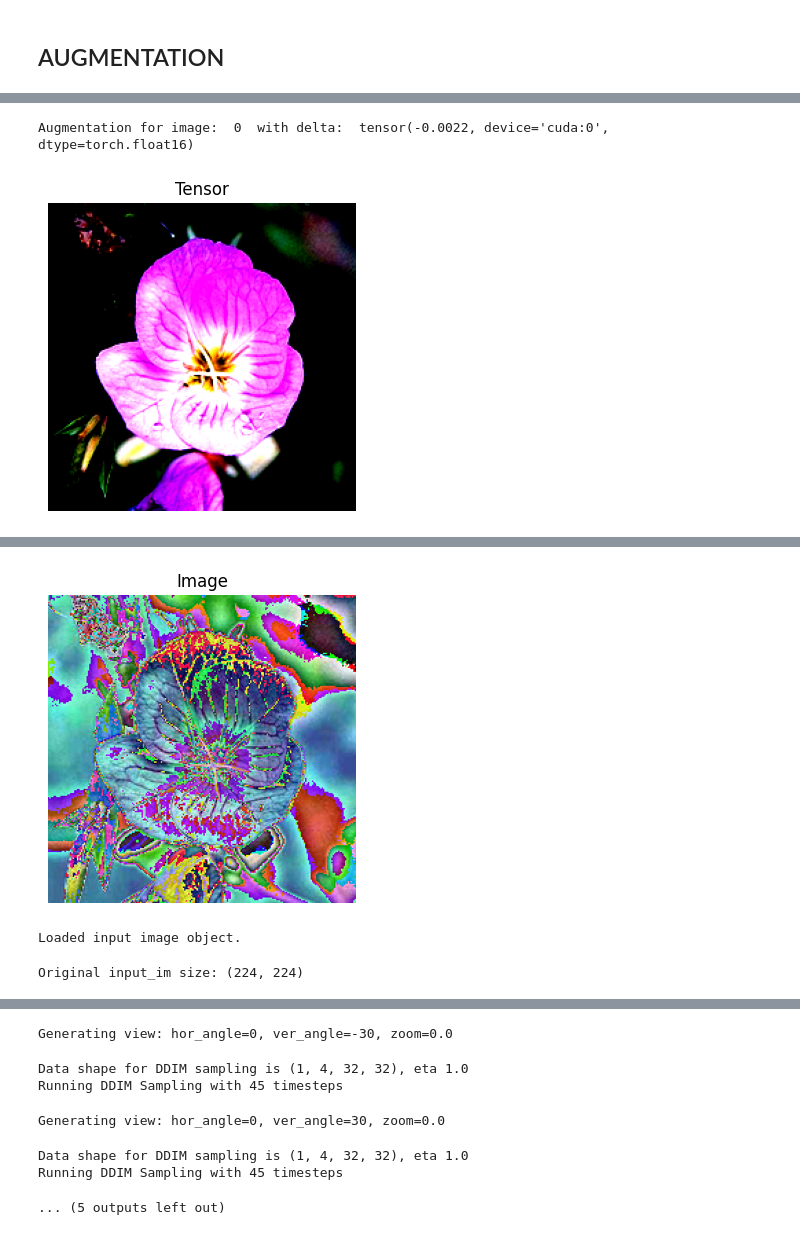
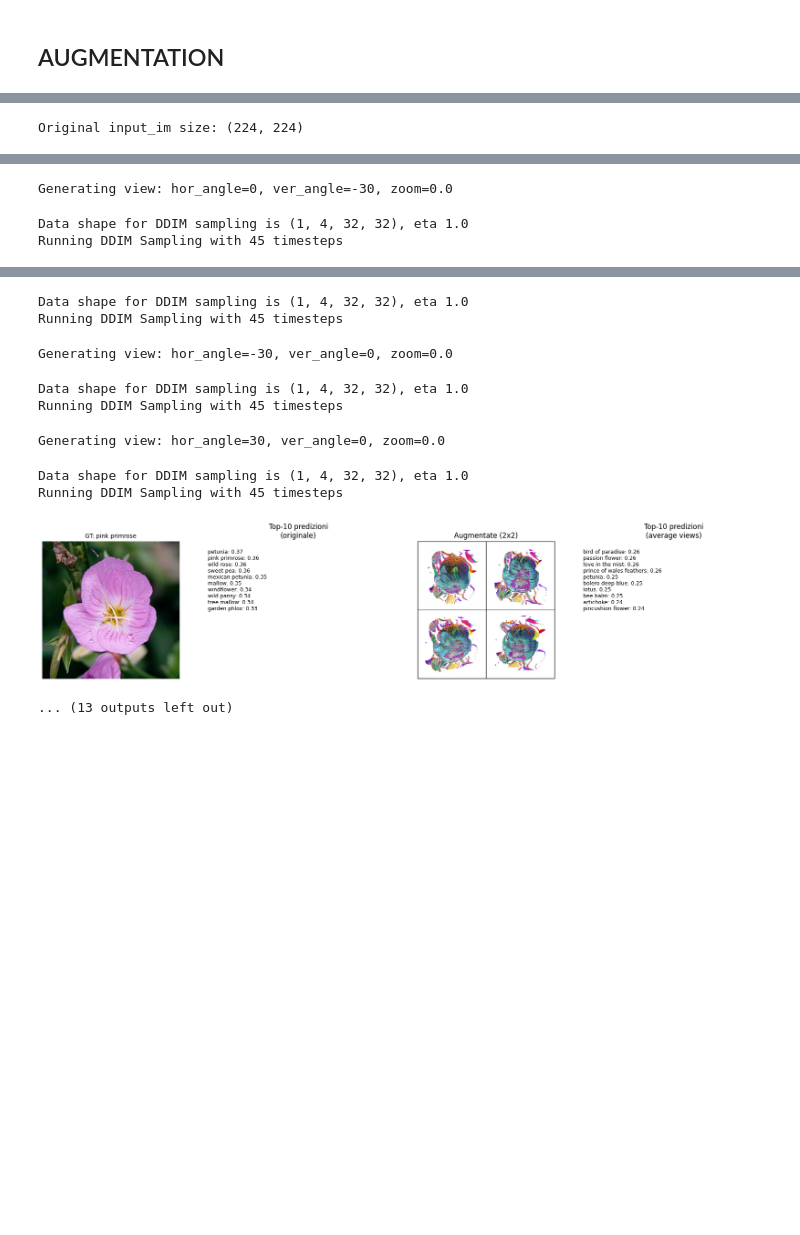
Before and after one commit to matteogrisenti/CLIP-zero-shot, a Jupyter notebook: main.ipynb, the cells around one changed output, grey strips where cells are left out. Saved outputs shown, nothing was run; the diff lists cells and outputs as text; code cells hidden in the pictures; blank space fills up the shorter version.

```diff
--- a/main.ipynb
+++ b/main.ipynb
@@ -691,7 +796,7 @@ base_test_dataset, novel_test_dataset = split_data(test_dataset)
 
 generated_prompts = load_prompts()
 # %%
-base_accuracy = prompts_images_augmentation(model=model, dataset=base_test_dataset, batch_size=128, device=device, label="🧠 Evaluation on Base Classes")
+base_accuracy = test_prompts_images_augmentation(model=model, preprocess_clip=preprocess_clip, dataset=base_test_dataset, device=device, label="🧠 Evaluation on Base Classes")
 # novel_accuracy = eval_only_prompts(model=model, dataset=novel_test_dataset, prompt_dict=generated_prompts, batch_size=128, device=device, label="🧠 Zero-shot evaluation on Novel Classes")
 
 print()
@@ -702,2 +807 @@ WARNING:matplotlib.image:Clipping input data to the valid range for imshow with
-Augmentation for image:  0  with delta:  tensor(-0.0022, device='cuda:0', dtype=torch.float16)
+Original input_im size: (224, 224)
-[figure, old version]
@@ -705,3 +809,3 @@ Augmentation for image:  0  with delta:  tensor(-0.0022, device='cuda:0', dtype=
-[figure, removed]
-Loaded input image object.
+Generating view: hor_angle=0, ver_angle=-30, zoom=0.0
-Original input_im size: (224, 224)
+Data shape for DDIM sampling is (1, 4, 32, 32), eta 1.0
+Running DDIM Sampling with 45 timesteps
@@ -709,7 +813,10 @@ Infer foreground mask (preprocess_image) took 0.620s.
-Generating view: hor_angle=0, ver_angle=-30, zoom=0.0
+Data shape for DDIM sampling is (1, 4, 32, 32), eta 1.0
+Running DDIM Sampling with 45 timesteps
-Data shape for DDIM sampling is (1, 4, 32, 32), eta 1.0
-Running DDIM Sampling with 45 timesteps
+Generating view: hor_angle=-30, ver_angle=0, zoom=0.0
-Generating view: hor_angle=0, ver_angle=30, zoom=0.0
+Data shape for DDIM sampling is (1, 4, 32, 32), eta 1.0
+Running DDIM Sampling with 45 timesteps
-Data shape for DDIM sampling is (1, 4, 32, 32), eta 1.0
-Running DDIM Sampling with 45 timesteps
+Generating view: hor_angle=30, ver_angle=0, zoom=0.0
-... (5 outputs left out)
+Data shape for DDIM sampling is (1, 4, 32, 32), eta 1.0
+Running DDIM Sampling with 45 timesteps
+[figure, new version]
+... (13 outputs left out)
```
Also changed, not shown: parts of 6 cells of this notebook.
